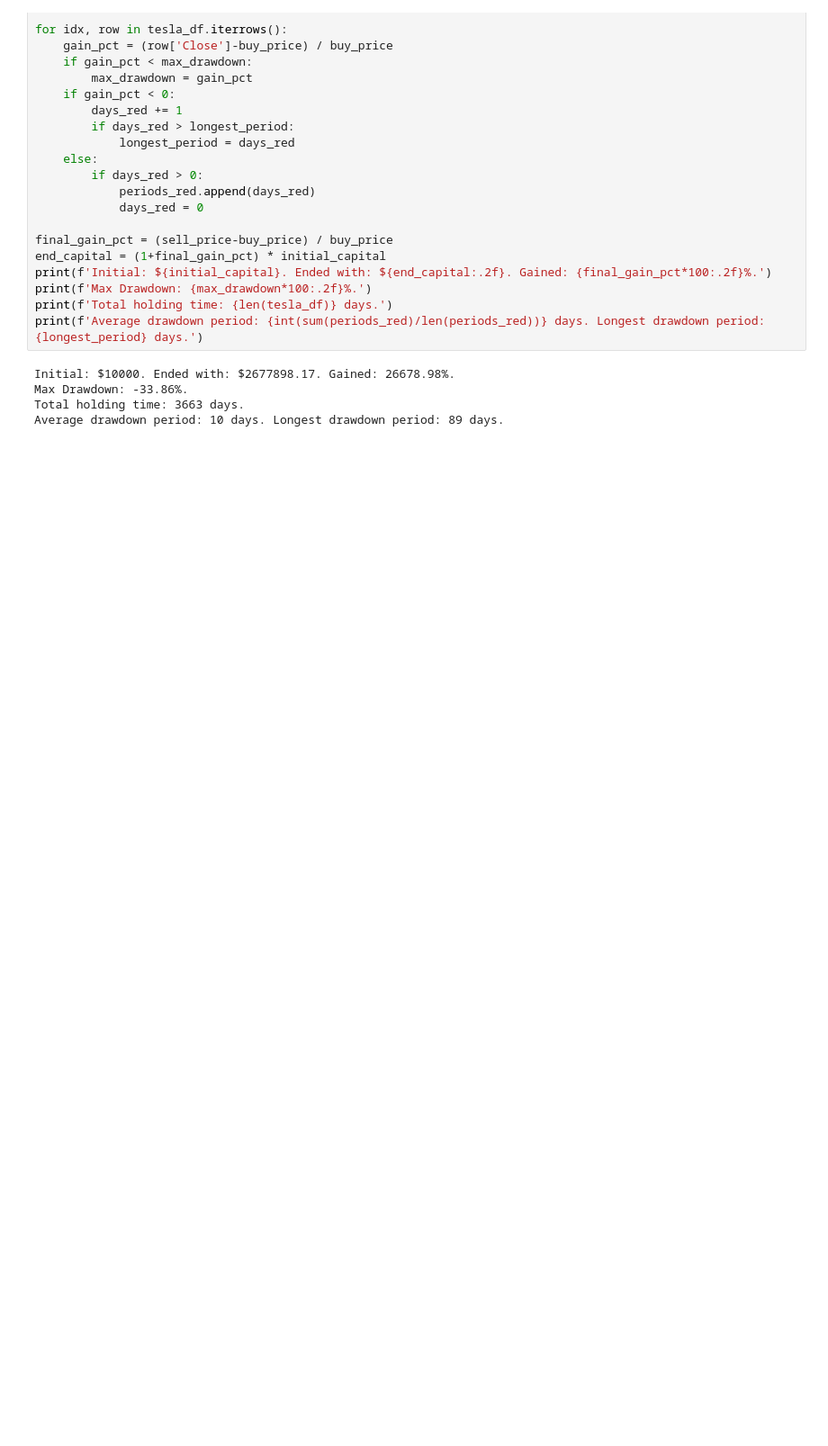
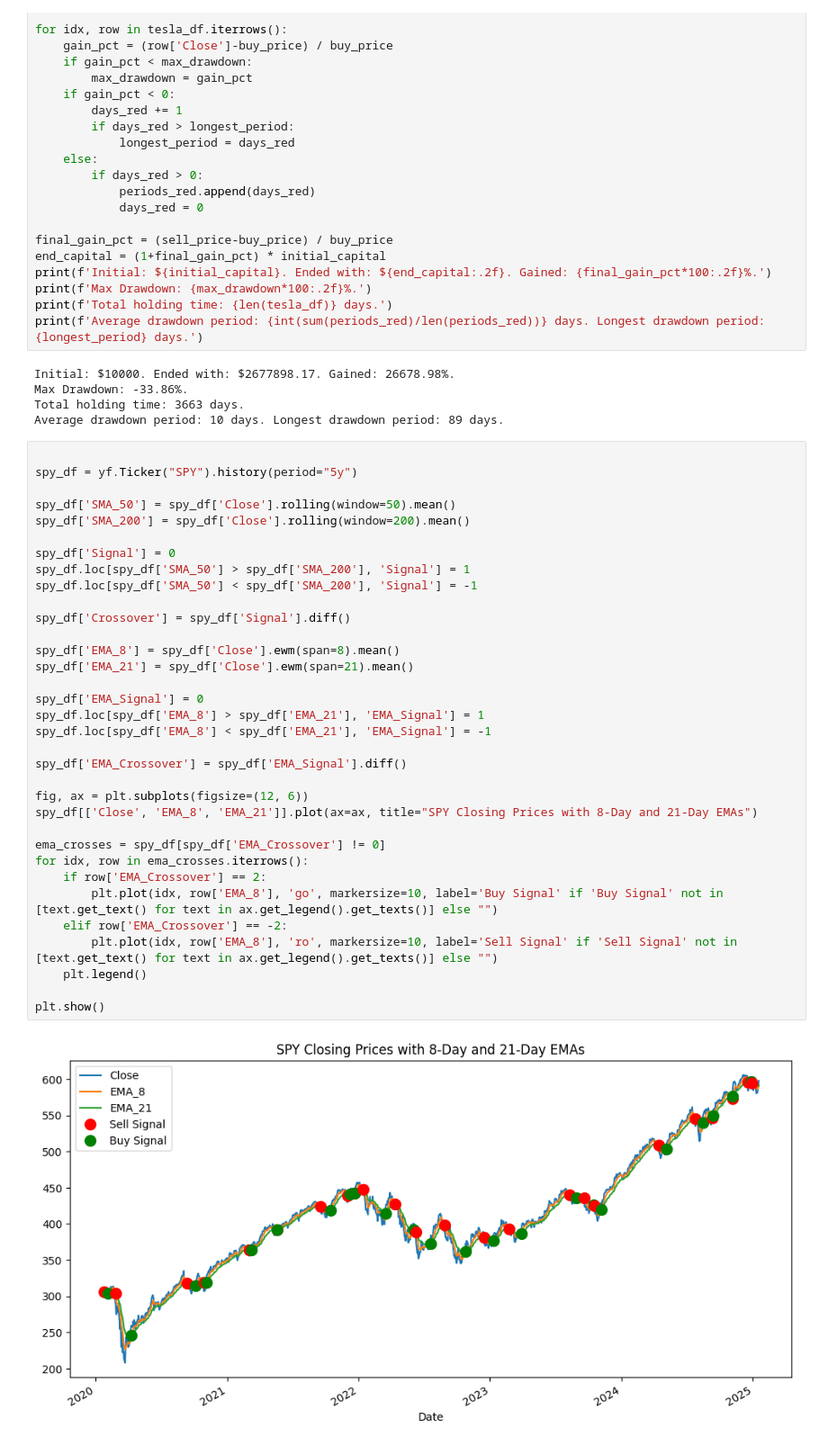
Before and after one commit to wilsonfong56/TA-with-Pandas, a Jupyter notebook: Backtesting Strategies.ipynb, the cells around one changed output. Shown at 90% size. Cells and saved outputs as stored; diff of their text form; blank space fills up the shorter version.

```diff
--- a/Backtesting Strategies.ipynb
+++ b/Backtesting Strategies.ipynb
@@ -222,3 +225,39 @@ Initial: $10000. Ended with: $2677898.17. Gained: 26678.98%.
 Max Drawdown: -33.86%.
 Total holding time: 3663 days.
 Average drawdown period: 10 days. Longest drawdown period: 89 days.
+# %%
+
+spy_df = yf.Ticker("SPY").history(period="5y")
+
+spy_df['SMA_50'] = spy_df['Close'].rolling(window=50).mean()
+spy_df['SMA_200'] = spy_df['Close'].rolling(window=200).mean()
+
+spy_df['Signal'] = 0
+spy_df.loc[spy_df['SMA_50'] > spy_df['SMA_200'], 'Signal'] = 1
+spy_df.loc[spy_df['SMA_50'] < spy_df['SMA_200'], 'Signal'] = -1
+
+spy_df['Crossover'] = spy_df['Signal'].diff()
+
+spy_df['EMA_8'] = spy_df['Close'].ewm(span=8).mean()
+spy_df['EMA_21'] = spy_df['Close'].ewm(span=21).mean()
+
+spy_df['EMA_Signal'] = 0
+spy_df.loc[spy_df['EMA_8'] > spy_df['EMA_21'], 'EMA_Signal'] = 1
+spy_df.loc[spy_df['EMA_8'] < spy_df['EMA_21'], 'EMA_Signal'] = -1
+
+spy_df['EMA_Crossover'] = spy_df['EMA_Signal'].diff()
+
+fig, ax = plt.subplots(figsize=(12, 6))
+spy_df[['Close', 'EMA_8', 'EMA_21']].plot(ax=ax, title="SPY Closing Prices with 8-Day and 21-Day EMAs")
+
+ema_crosses = spy_df[spy_df['EMA_Crossover'] != 0]
+for idx, row in ema_crosses.iterrows():
+    if row['EMA_Crossover'] == 2:
+        plt.plot(idx, row['EMA_8'], 'go', markersize=10, label='Buy Signal' if 'Buy Signal' not in [text.get_text() for text in ax.get_legend().get_texts()] else "")
+    elif row['EMA_Crossover'] == -2:
+        plt.plot(idx, row['EMA_8'], 'ro', markersize=10, label='Sell Signal' if 'Sell Signal' not in [text.get_text() for text in ax.get_legend().get_texts()] else "")
+    plt.legend()
+
+plt.show()
+# %% [output]
+[figure, added]
```
Also changed, not shown: parts of 4 cells of this notebook.
